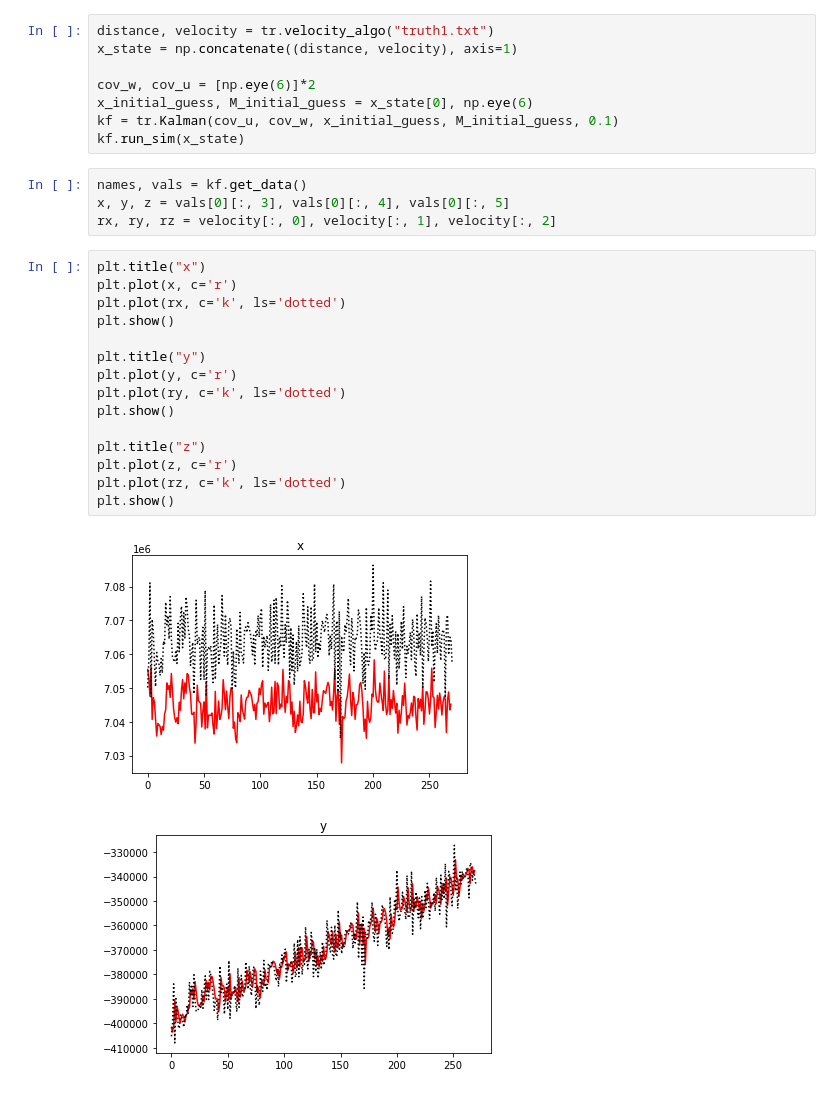
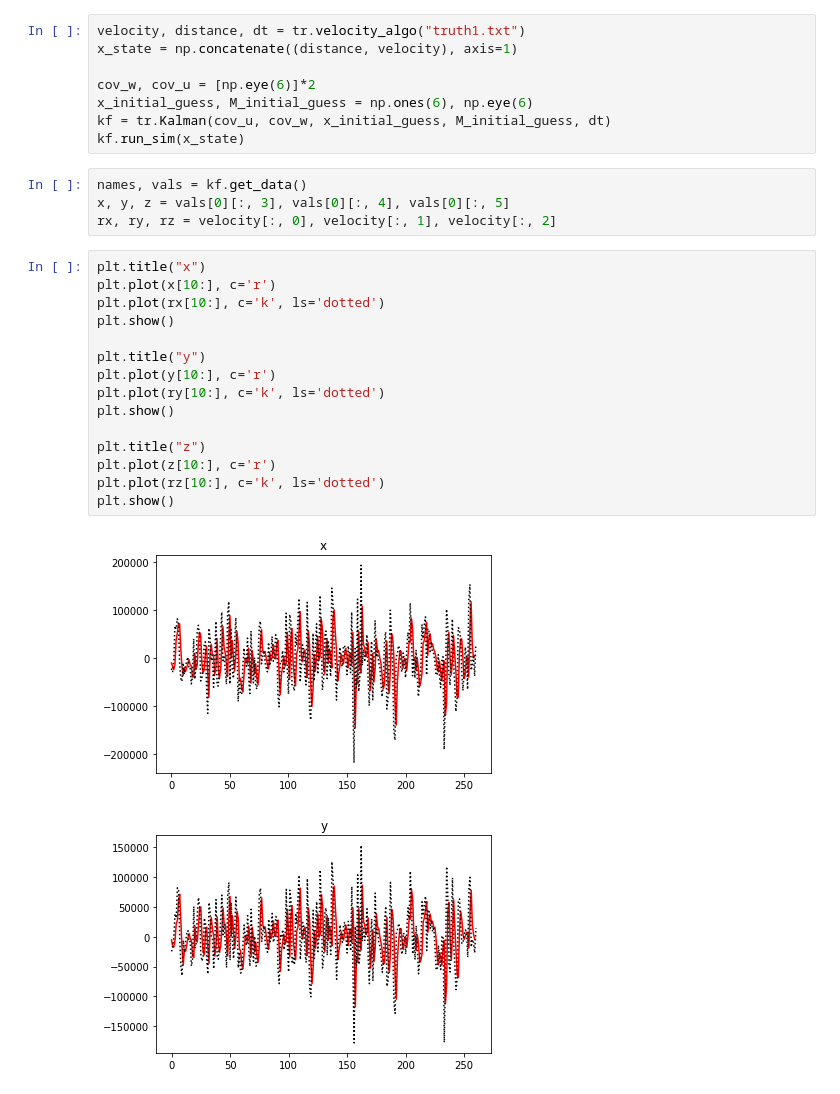
Before and after one commit to ahll19/P6, a Jupyter notebook: tracking/anders.ipynb, the cells around one changed output. Saved outputs shown, nothing was run; the diff lists cells and outputs as text.

Commit message:
nu virker kalman i det mindste
stadig problemer med ingen filtrering

```diff
--- a/tracking/anders.ipynb
+++ b/tracking/anders.ipynb
@@ -24,12 +24,12 @@ import matplotlib.pyplot as plt
 sys.path.insert(1, os.getcwd())
 import tracking as tr
 # %%
-distance, velocity = tr.velocity_algo("truth1.txt")
+velocity, distance, dt = tr.velocity_algo("truth1.txt")
 x_state = np.concatenate((distance, velocity), axis=1)
 
 cov_w, cov_u = [np.eye(6)]*2
-x_initial_guess, M_initial_guess = x_state[0], np.eye(6)
-kf = tr.Kalman(cov_u, cov_w, x_initial_guess, M_initial_guess, 0.1)
+x_initial_guess, M_initial_guess = np.ones(6), np.eye(6)
+kf = tr.Kalman(cov_u, cov_w, x_initial_guess, M_initial_guess, dt)
 kf.run_sim(x_state)
 # %%
 names, vals = kf.get_data()
@@ -37,19 +37,19 @@ x, y, z = vals[0][:, 3], vals[0][:, 4], vals[0][:, 5]
 rx, ry, rz = velocity[:, 0], velocity[:, 1], velocity[:, 2]
 # %%
 plt.title("x")
-plt.plot(x, c='r')
-plt.plot(rx, c='k', ls='dotted')
+plt.plot(x[10:], c='r')
+plt.plot(rx[10:], c='k', ls='dotted')
 plt.show()
 
 plt.title("y")
-plt.plot(y, c='r')
-plt.plot(ry, c='k', ls='dotted')
+plt.plot(y[10:], c='r')
+plt.plot(ry[10:], c='k', ls='dotted')
 plt.show()
 
 plt.title("z")
-plt.plot(z, c='r')
-plt.plot(rz, c='k', ls='dotted')
+plt.plot(z[10:], c='r')
+plt.plot(rz[10:], c='k', ls='dotted')
 plt.show()
 # %% [output]
-[figure, old version]
+[figure, new version]
-[figure, old version]
+[figure, new version]
```
Also changed, not shown: parts of 1 cell of this notebook, 1 other file.
